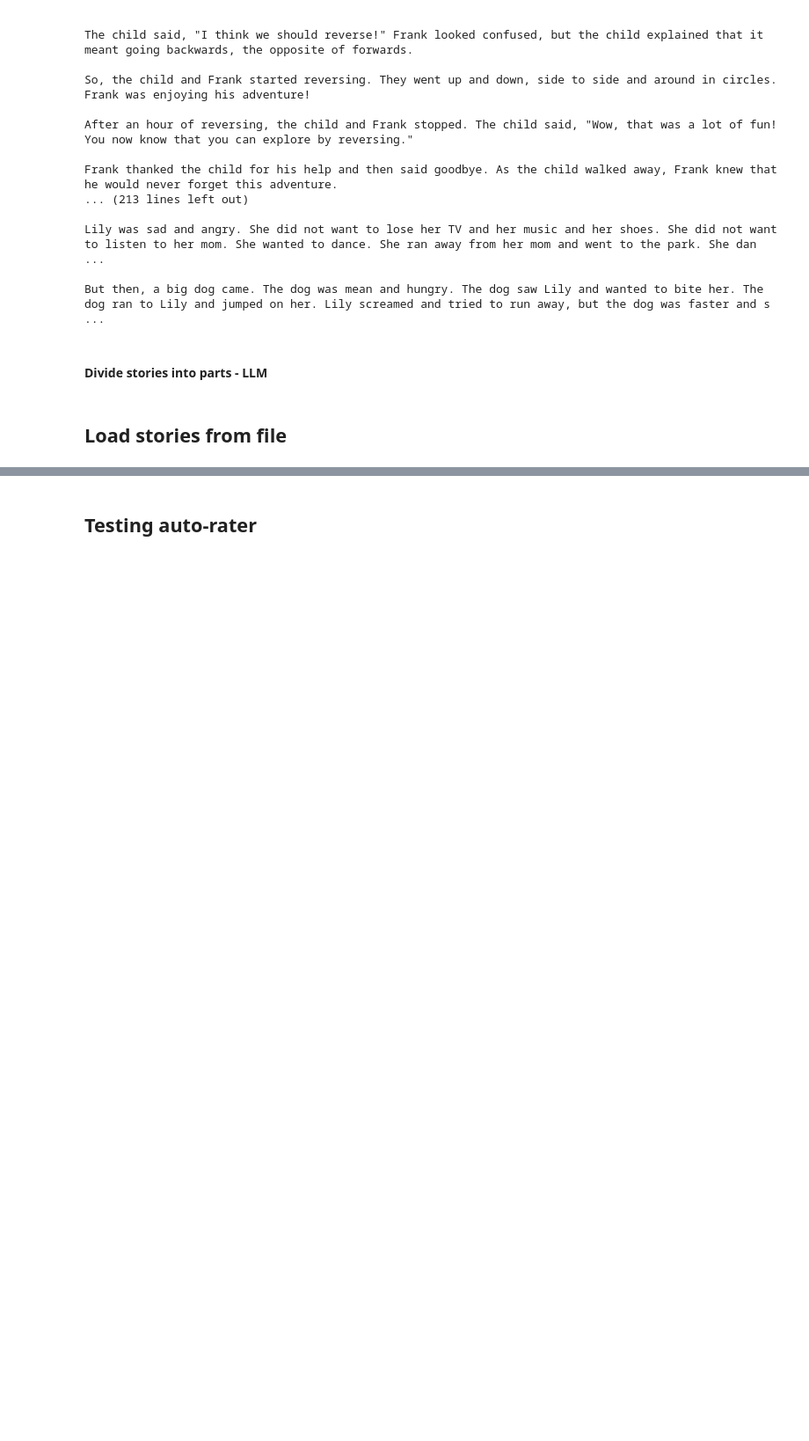
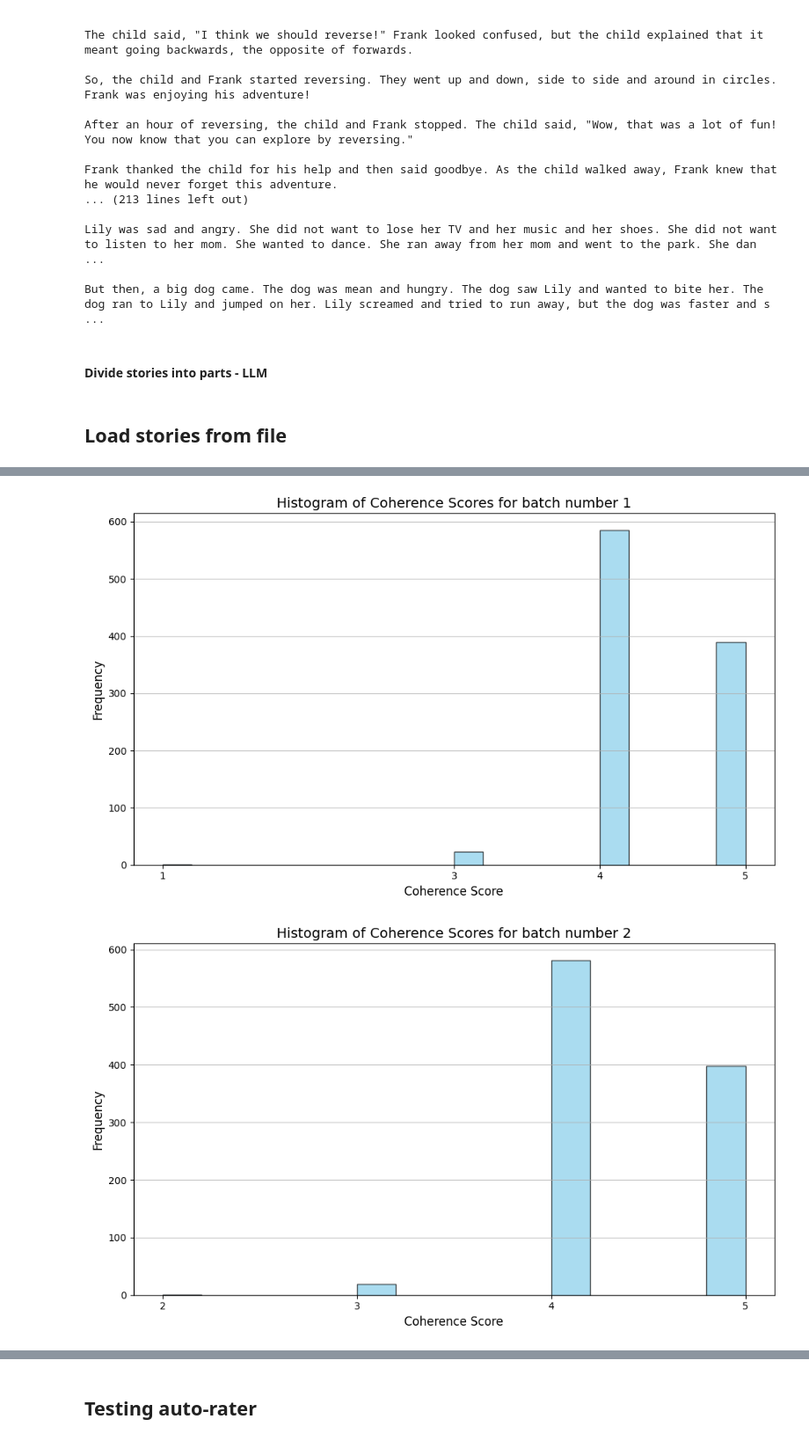
Before and after one commit to joaocnvdias/mech-i-coherence, a Jupyter notebook: coherence_models.ipynb, the cells around one changed output, grey strips where cells are left out. Shown at 88% size. Cells and saved outputs as stored; diff of their text form; code cells hidden in the pictures; blank space fills up the shorter version.

```diff
--- a/coherence_models.ipynb
+++ b/coherence_models.ipynb
@@ -267,10 +266,10 @@ def divide_string(text):
     return introduction_text, development_text, conclusion_text
 # %%
 with open('checkpoints/1000_divided.txt', "r") as file:
-    text = file.read()
+    group_of_stories = file.read()
 
 #split the file into stories using the **Introduction**
-stories = text.split("**Introduction**")
+stories = group_of_stories.split("**Introduction**")
 divided_stories = []
 
 for story in stories[1:]:  #skip the first element, its empty before the first **Introduction**
@@ -282,6 +281,8 @@ stories = []
 for divided in divided_stories:
   introduction, development, conclusion = divide_string(divided)
   stories.append((introduction,development,conclusion))
+# %%
+full_stories = [story[0]+ ' ' + story[1]+ ' ' + story[2] for story in stories]
 # %%
 coherence = np.load("checkpoints/1000ratings.npy")
 coherence = coherence.tolist()
@@ -287,0 +293,9 @@ coherence = coherence.tolist()
+# %%
+ratings = []
+n = 5
+for i in range(n):
+    for story in full_stories:
+        rating = get_coherence_score(story)
+        ratings.append(int(rating))
+        if story == full_stories[-1]:
+            print(f'Cycle nr {i+1}, last story: {story}')
@@ -287,0 +312,25 @@ coherence = coherence.tolist()
+# %%
+first_batch = [int(rating) for rating in ratings[0:999]]
+second_batch = [int(rating) for rating in ratings[1000:1999]]
+third_batch = [int(rating) for rating in ratings[2000:2999]]
+forth_batch = [int(rating) for rating in ratings[3000:3999]]
+fifth_batch = [int(rating) for rating in ratings[4000:4999]]
+batches = [first_batch,second_batch,third_batch,forth_batch,fifth_batch]
+# %%
+for i in range (n):
+    plt.figure(figsize=(10, 6))
+    plt.hist(batches[i], bins='auto', color='skyblue', edgecolor='black', alpha=0.7)
+    title = f'Histogram of Coherence Scores for batch number {i+1}'
+    plt.title(title, fontsize=14)
+    plt.xlabel('Coherence Score', fontsize=12)
+    plt.ylabel('Frequency', fontsize=12)
+
+    plt.grid(axis='y', alpha=0.75)
+
+    plt.xticks(sorted(set(batches[i])))
+
+    plt.tight_layout()
+    plt.show()
+# %% [output]
+[figure, added]
+[figure, added]
```
Also changed, not shown: parts of 50 cells of this notebook, 3 other files.
